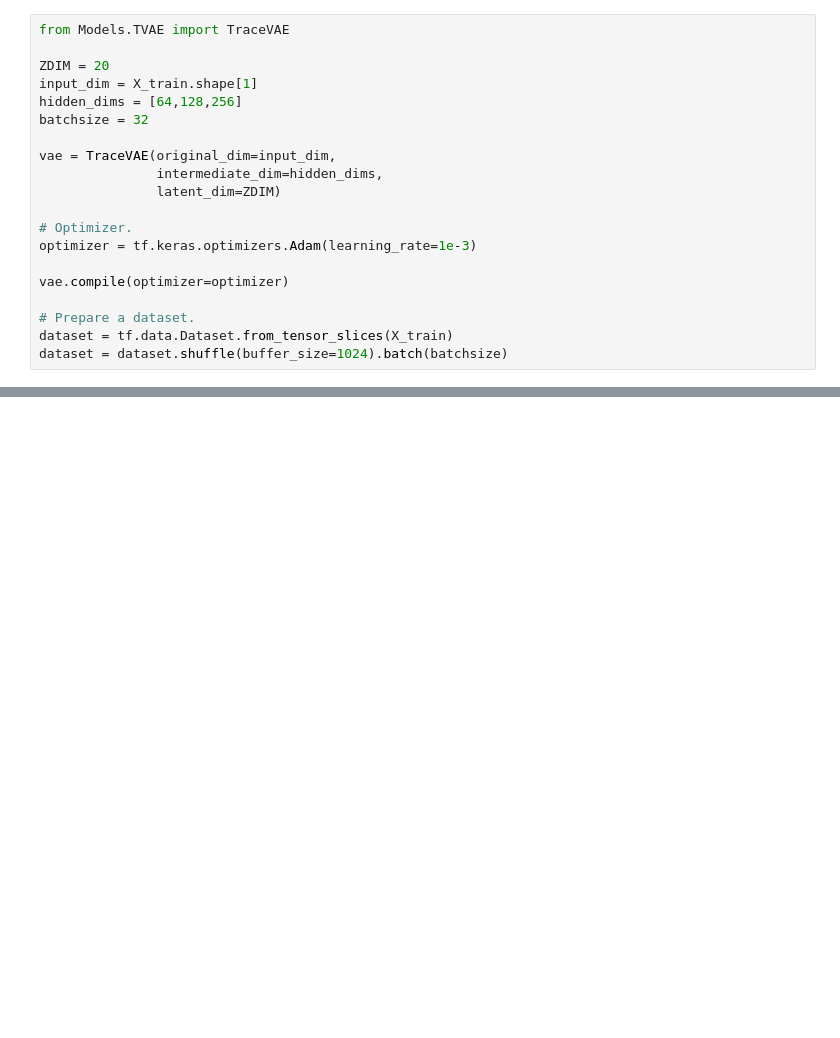
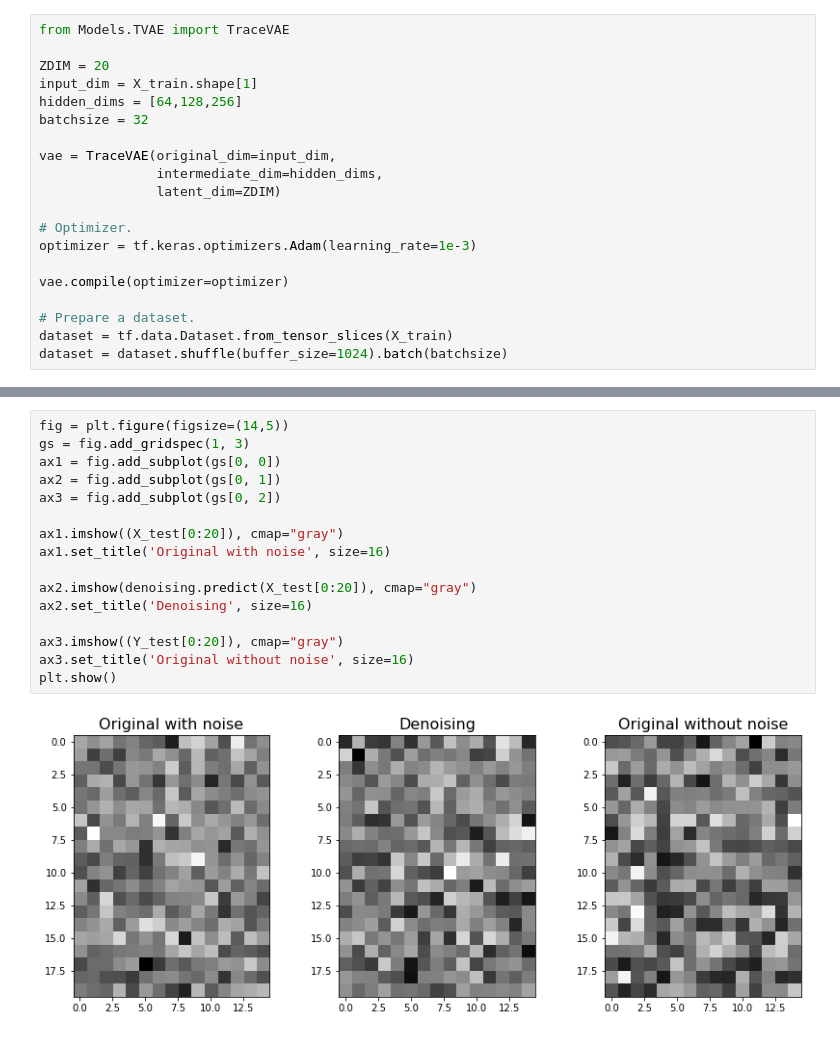
Before and after one commit to nahumsa/DM-Reconstruction, a Jupyter notebook: Reconstruct DM.ipynb, the cells around one changed output, grey strips where cells are left out. Drawn from its saved outputs; the diff is of its cells as text; blank space fills up the shorter version.

```diff
--- a/Reconstruct DM.ipynb
+++ b/Reconstruct DM.ipynb
@@ -433,0 +277,18 @@ def training(dataset, VAE, optimizer,
+# %%
+fig = plt.figure(figsize=(14,5))
+gs = fig.add_gridspec(1, 3)
+ax1 = fig.add_subplot(gs[0, 0])
+ax2 = fig.add_subplot(gs[0, 1])
+ax3 = fig.add_subplot(gs[0, 2])
+
+ax1.imshow((X_test[0:20]), cmap="gray")
+ax1.set_title('Original with noise', size=16)
+
+ax2.imshow(denoising.predict(X_test[0:20]), cmap="gray")
+ax2.set_title('Denoising', size=16)
+
+ax3.imshow((Y_test[0:20]), cmap="gray")
+ax3.set_title('Original without noise', size=16)
+plt.show()
+# %% [output]
+[figure, added]
```
Also changed, not shown: parts of 15 cells of this notebook.
